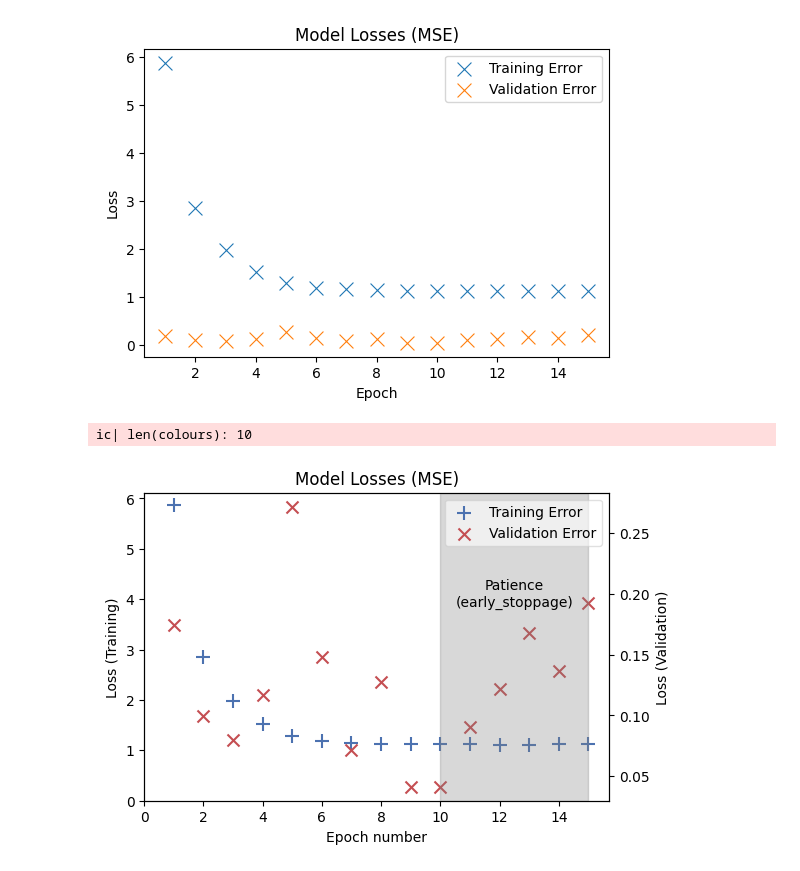
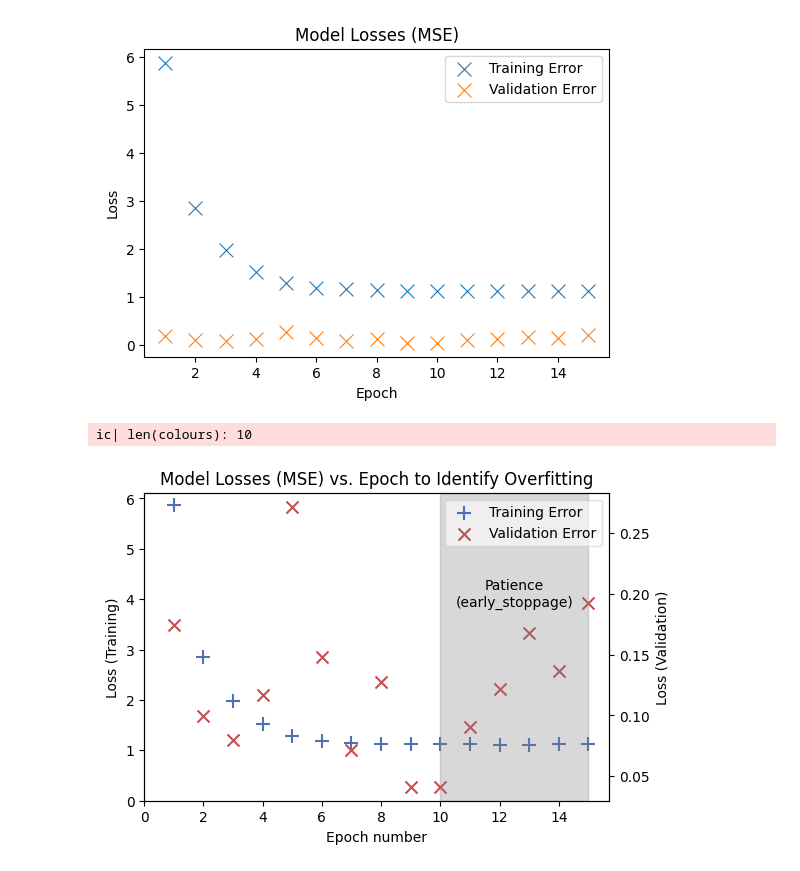
Before and after one commit to willhampshire/Depresjon_ML, a Jupyter notebook: modeltesting.ipynb, the cells around one changed output. Saved outputs shown, nothing was run; the diff lists cells and outputs as text; code cells hidden in the pictures.

Commit message:
Model Losses and Patience graph title

```diff
--- a/modeltesting.ipynb
+++ b/modeltesting.ipynb
@@ -323,32 +323,32 @@ sns.scatterplot(x='epoch', y='val_loss', data=losses_df, label='Validation Error
 # patience
 plt.axvspan(10, 15, color='gray', alpha=0.3)
 plt.text(12.5, 0.2, 'Patience\n(early_stoppage)', horizontalalignment='center', verticalalignment='center', fontsize=10)
 
 # create 1 single legend
 ax1.legend_.remove()
 ax2.legend_.remove()
 handles1, labels1 = ax1.get_legend_handles_labels()
 handles2, labels2 = ax2.get_legend_handles_labels()
 handles = handles1 + handles2
 labels = labels1 + labels2
 plt.legend(handles, labels, facecolor='white', loc='upper right' ,framealpha=0.6)
 
 # title and labels
-plt.title('Model Losses (MSE)')
+plt.title('Model Losses (MSE) vs. Epoch to Identify Overfitting')
 ax1.set_xlabel('Epoch number')
 ax1.set_ylabel('Loss (Training)')
 ax1.set_ylim(0)
 ax2.set_ylabel('Loss (Validation)')
 ax1.set_xlim(0)
 plt.gca().xaxis.set_major_locator(ticker.MaxNLocator(integer=True))  # integers only on x scale
 
 # Save figure
 if 'png' in image_save_type:
     plt.savefig("model_losses.png", dpi=150, transparent=False)
 if 'svg' in image_save_type:
     plt.savefig("model_losses.svg", format='svg', bbox_inches='tight')
 
 plt.show()
 # %% [output]
 ic| len(colours): 10
-[figure, old version]
+[figure, new version]
```
Also changed, not shown: 2 other files.
